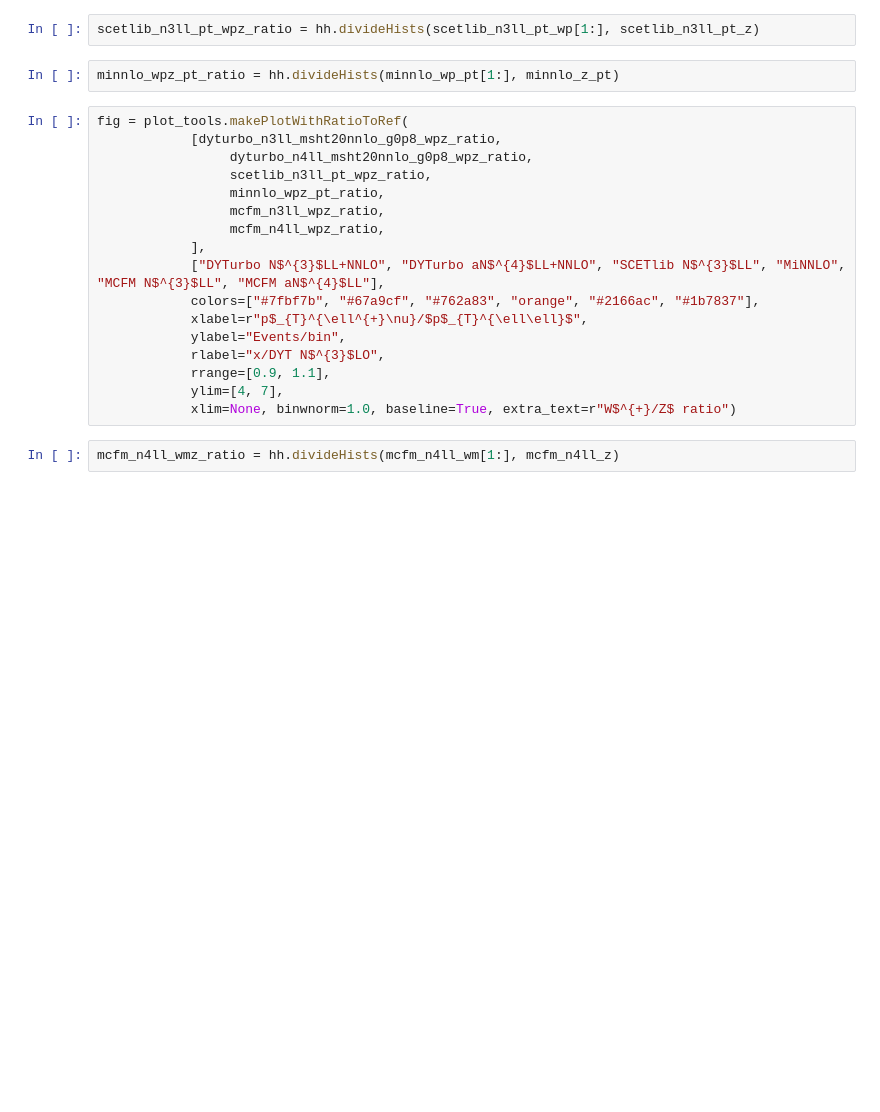
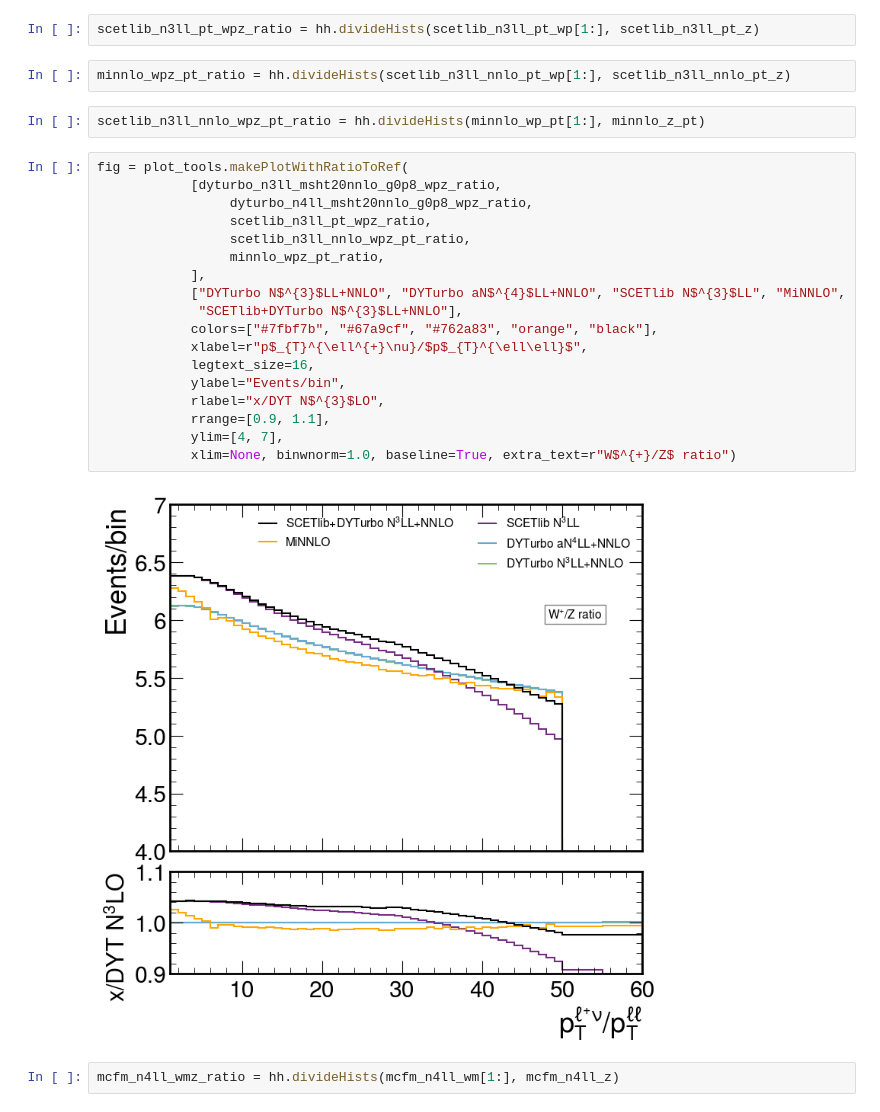
Before and after one commit to bendavid/WRemnants, a Jupyter notebook: notebooks/N4LLCompare.ipynb, the cells around one changed output. Cells and saved outputs as stored; diff of their text form; blank space fills up the shorter version.

```diff
--- a/notebooks/N4LLCompare.ipynb
+++ b/notebooks/N4LLCompare.ipynb
@@ -151,24 +193,29 @@ dyturbo_n4ll_msht20nnlo_g0p8_wpz_ratio = hh.divideHists(dyturbo_n4ll_msht20nnlo_
 # %%
 scetlib_n3ll_pt_wpz_ratio = hh.divideHists(scetlib_n3ll_pt_wp[1:], scetlib_n3ll_pt_z)
 # %%
-minnlo_wpz_pt_ratio = hh.divideHists(minnlo_wp_pt[1:], minnlo_z_pt)
+minnlo_wpz_pt_ratio = hh.divideHists(scetlib_n3ll_nnlo_pt_wp[1:], scetlib_n3ll_nnlo_pt_z)
+# %%
+scetlib_n3ll_nnlo_wpz_pt_ratio = hh.divideHists(minnlo_wp_pt[1:], minnlo_z_pt)
 # %%
 fig = plot_tools.makePlotWithRatioToRef(
             [dyturbo_n3ll_msht20nnlo_g0p8_wpz_ratio,
                  dyturbo_n4ll_msht20nnlo_g0p8_wpz_ratio,
                  scetlib_n3ll_pt_wpz_ratio,
+                 scetlib_n3ll_nnlo_wpz_pt_ratio,
                  minnlo_wpz_pt_ratio,
-                 mcfm_n3ll_wpz_ratio,
-                 mcfm_n4ll_wpz_ratio,
             ],
-            ["DYTurbo N$^{3}$LL+NNLO", "DYTurbo aN$^{4}$LL+NNLO", "SCETlib N$^{3}$LL", "MiNNLO", "MCFM N$^{3}$LL", "MCFM aN$^{4}$LL"],
-            colors=["#7fbf7b", "#67a9cf", "#762a83", "orange", "#2166ac", "#1b7837"],
+            ["DYTurbo N$^{3}$LL+NNLO", "DYTurbo aN$^{4}$LL+NNLO", "SCETlib N$^{3}$LL", "MiNNLO",
+             "SCETlib+DYTurbo N$^{3}$LL+NNLO"],
+            colors=["#7fbf7b", "#67a9cf", "#762a83", "orange", "black"],
             xlabel=r"p$_{T}^{\ell^{+}\nu}/$p$_{T}^{\ell\ell}$",
+            legtext_size=16,
             ylabel="Events/bin",
             rlabel="x/DYT N$^{3}$LO",
             rrange=[0.9, 1.1],
             ylim=[4, 7],
             xlim=None, binwnorm=1.0, baseline=True, extra_text=r"W$^{+}/Z$ ratio")
+# %% [output]
+[figure, added]
 # %%
 mcfm_n4ll_wmz_ratio = hh.divideHists(mcfm_n4ll_wm[1:], mcfm_n4ll_z)
 # %%
```
Also changed, not shown: parts of 48 cells of this notebook, 8 other files.
